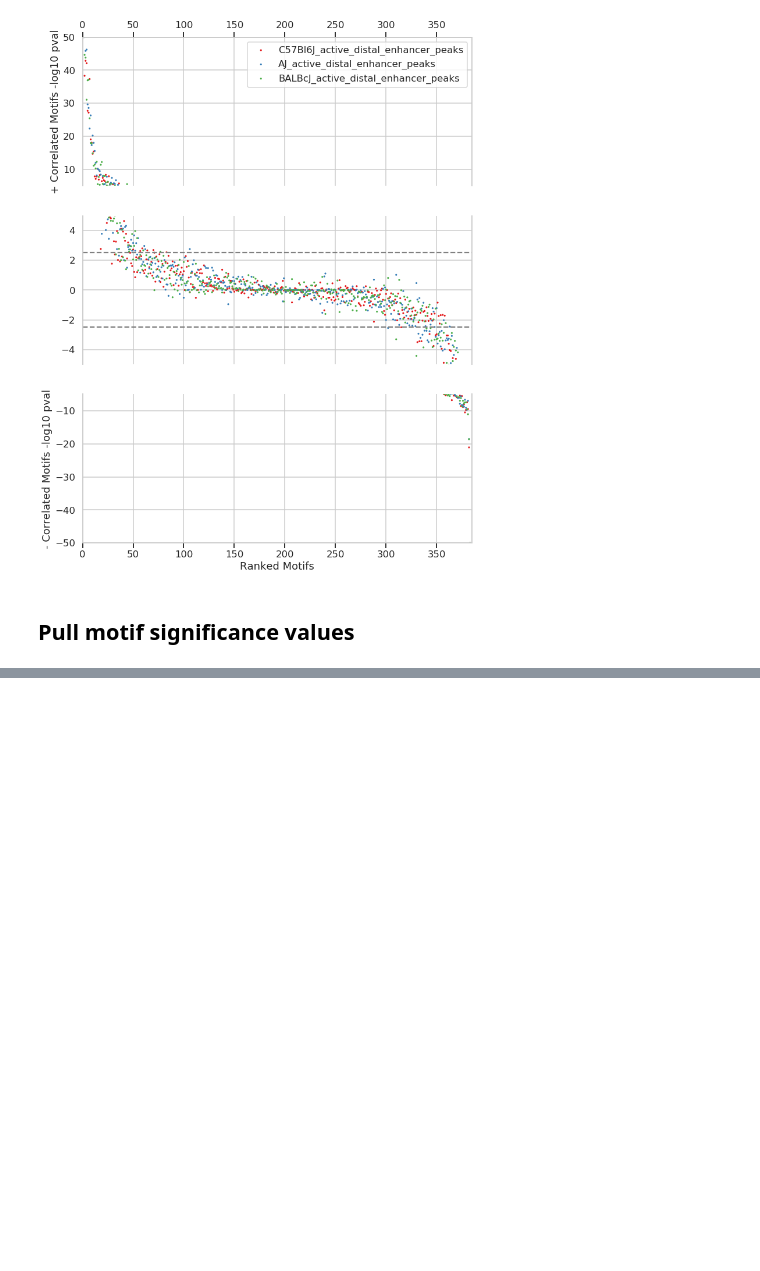
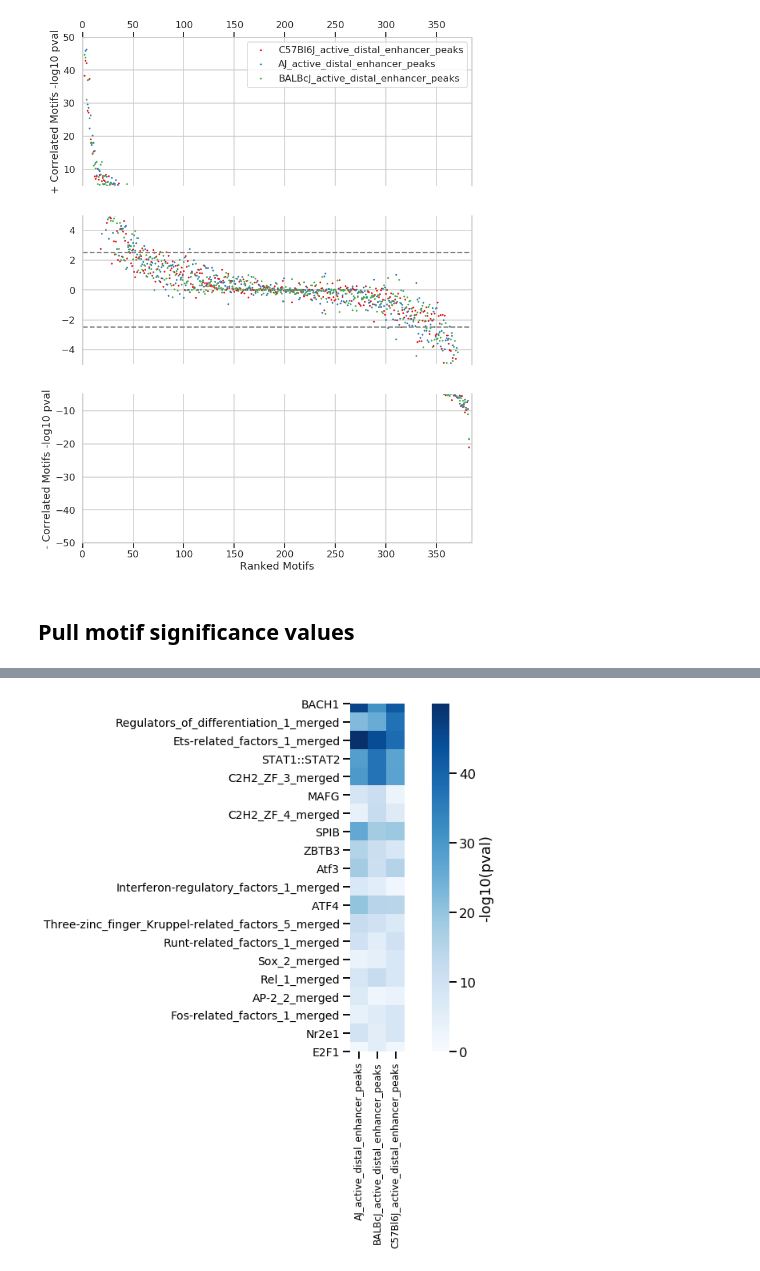
Before and after one commit to HunterBennett/strains, a Jupyter notebook: results/01_Strains_AMLN_H3K27Ac_06_TBA.ipynb, the cells around one changed output, grey strips where cells are left out. Cells and saved outputs as stored; diff of their text form; code cells hidden in the pictures; blank space fills up the shorter version.

```diff
--- a/results/01_Strains_AMLN_H3K27Ac_06_TBA.ipynb
+++ b/results/01_Strains_AMLN_H3K27Ac_06_TBA.ipynb
@@ -291,0 +313,27 @@ plt.savefig('./figures/tba_differential_motif_heatmap_all_tfs.pdf',bbox_inches='
+# %%
+# plot only motifs with log pval > 2 for at least one condition (p<0.01) and positively correlated with active enhancers.
+frame = frame[frame.max(axis=1) > 2]
+# plot only motifs with absolute log likelihood ratio >=4
+filtered_frame = frame[((frame.max(axis=1) - frame.min(axis=1)).abs() >=4)]
+# sort frame
+diff_series = (filtered_frame.max(axis=1) - filtered_frame.min(axis=1)).abs().sort_values(ascending=False)
+filtered_frame = filtered_frame.loc[diff_series.index.tolist(),
+                                    np.sort(filtered_frame.columns)]
+
+# create heatmap
+fig, ax = plt.subplots(figsize=(12,8))
+hm = sns.heatmap(
+    filtered_frame,
+    vmin=0,
+    cmap='Blues',
+    cbar_kws={'label': '-log10(pval)'},
+    square=True,
+    #vmax=25,
+    yticklabels=1,
+    ax=ax)
+pos = hm.get_position()
+
+hm.set_yticklabels(size=14, labels = [i[:100] for i in filtered_frame.index.values]);
+hm.set_xticklabels(size=12, labels = filtered_frame.columns.values, rotation=90);
+# %% [output]
+[figure, added]
```
Also changed, not shown: parts of 4 cells of this notebook, 7 other files.
